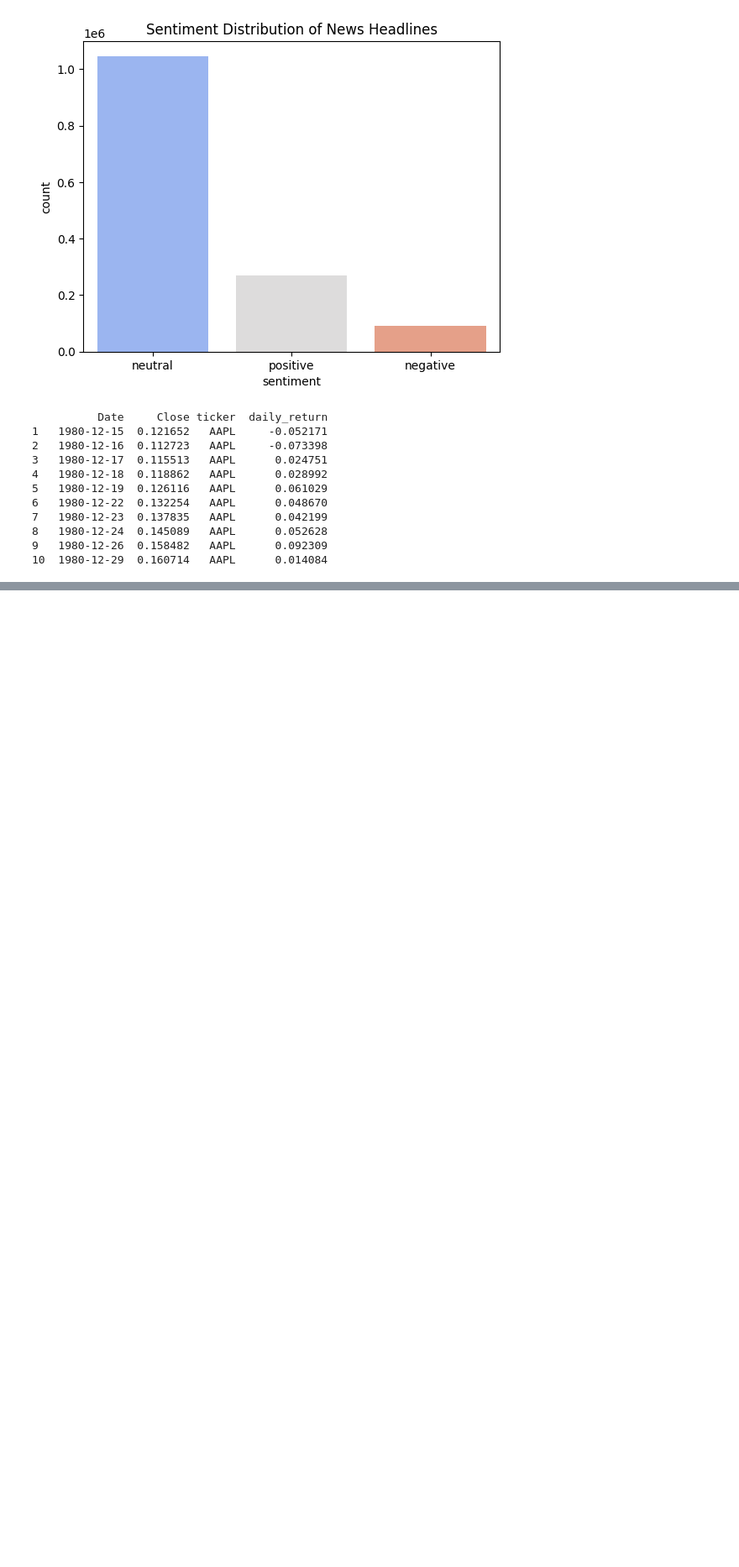
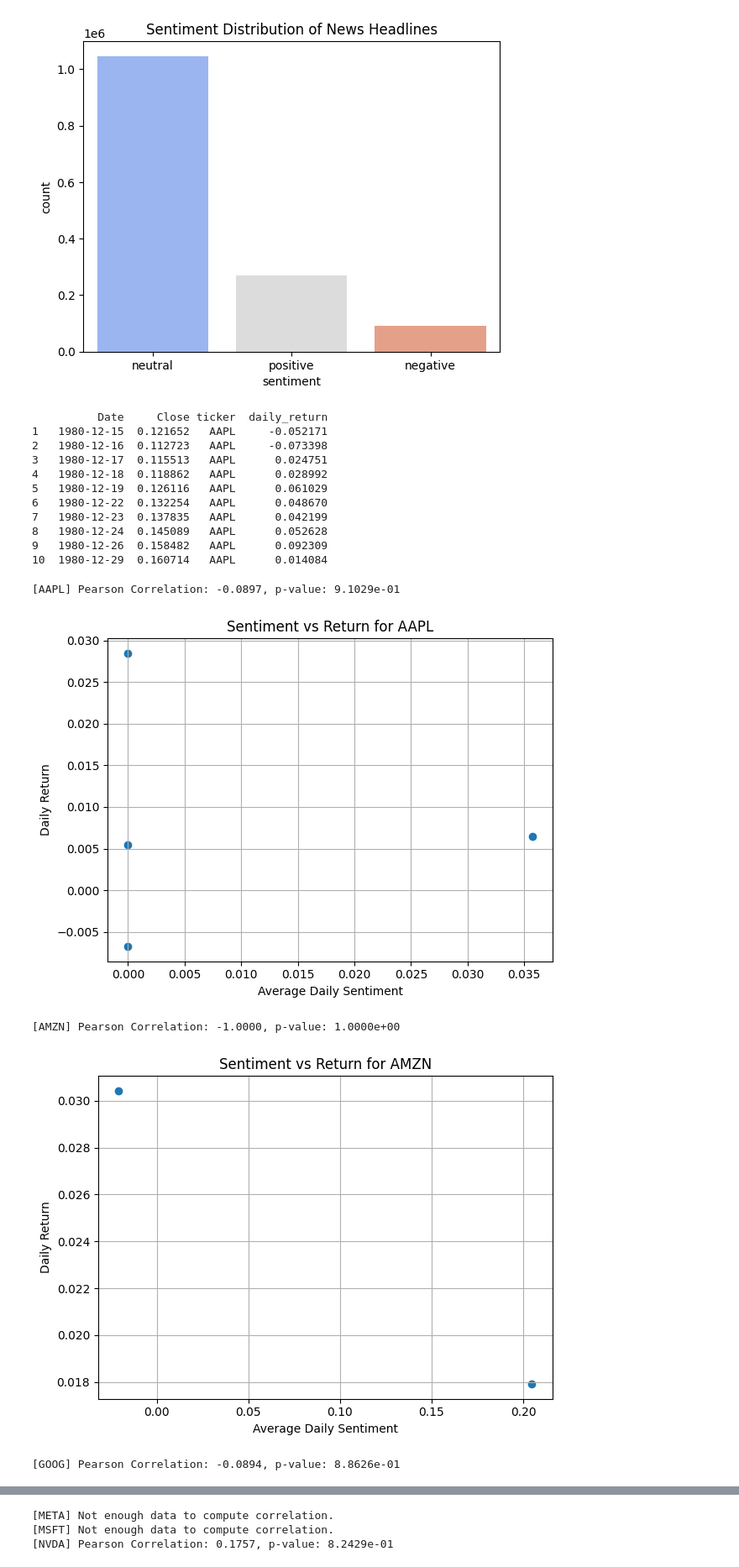
Before and after one commit to sossyh/Predicting-Price-Moves-with-News-Sentiment, a Jupyter notebook: notebooks/news_stock_correlation.ipynb, the cells around one changed output, grey strips where cells are left out. Shown: that part at 84% size. Saved outputs shown, nothing was run; the diff lists cells and outputs as text; code cells hidden in the pictures; blank space fills up the shorter version.

```diff
--- a/notebooks/news_stock_correlation.ipynb
+++ b/notebooks/news_stock_correlation.ipynb
@@ -115,3 +115,29 @@ result_df = calculator.show_sample(10)  # Show top 10 rows
 8   1980-12-24  0.145089   AAPL      0.052628
 9   1980-12-26  0.158482   AAPL      0.092309
 10  1980-12-29  0.160714   AAPL      0.014084
+# %%
+import sys
+import os
+sys.path.append(os.path.abspath(".."))  # Adjust if your notebook is in a subfolder
+
+from src.correlation_analysis import run_analysis
+
+stock_files = [
+    "../data/yfinance/AAPL_historical_data.csv",
+    "../data/yfinance/AMZN_historical_data.csv",
+    "../data/yfinance/GOOG_historical_data.csv",
+    "../data/yfinance/META_historical_data.csv",
+    "../data/yfinance/MSFT_historical_data.csv",
+    "../data/yfinance/NVDA_historical_data.csv",
+    "../data/yfinance/TSLA_historical_data.csv"
+]
+
+news_filepath = "../data/raw_analyst_ratings.csv"
+
+run_analysis(stock_files, news_filepath)
+# %% [output]
+[AAPL] Pearson Correlation: -0.0897, p-value: 9.1029e-01
+[figure, added]
+[AMZN] Pearson Correlation: -1.0000, p-value: 1.0000e+00
+[figure, added]
+[GOOG] Pearson Correlation: -0.0894, p-value: 8.8626e-01
@@ -117,0 +145,3 @@ result_df = calculator.show_sample(10)  # Show top 10 rows
+[META] Not enough data to compute correlation.
+[MSFT] Not enough data to compute correlation.
+[NVDA] Pearson Correlation: 0.1757, p-value: 8.2429e-01
```
Also changed, not shown: parts of 1 cell of this notebook, 1 other file.
